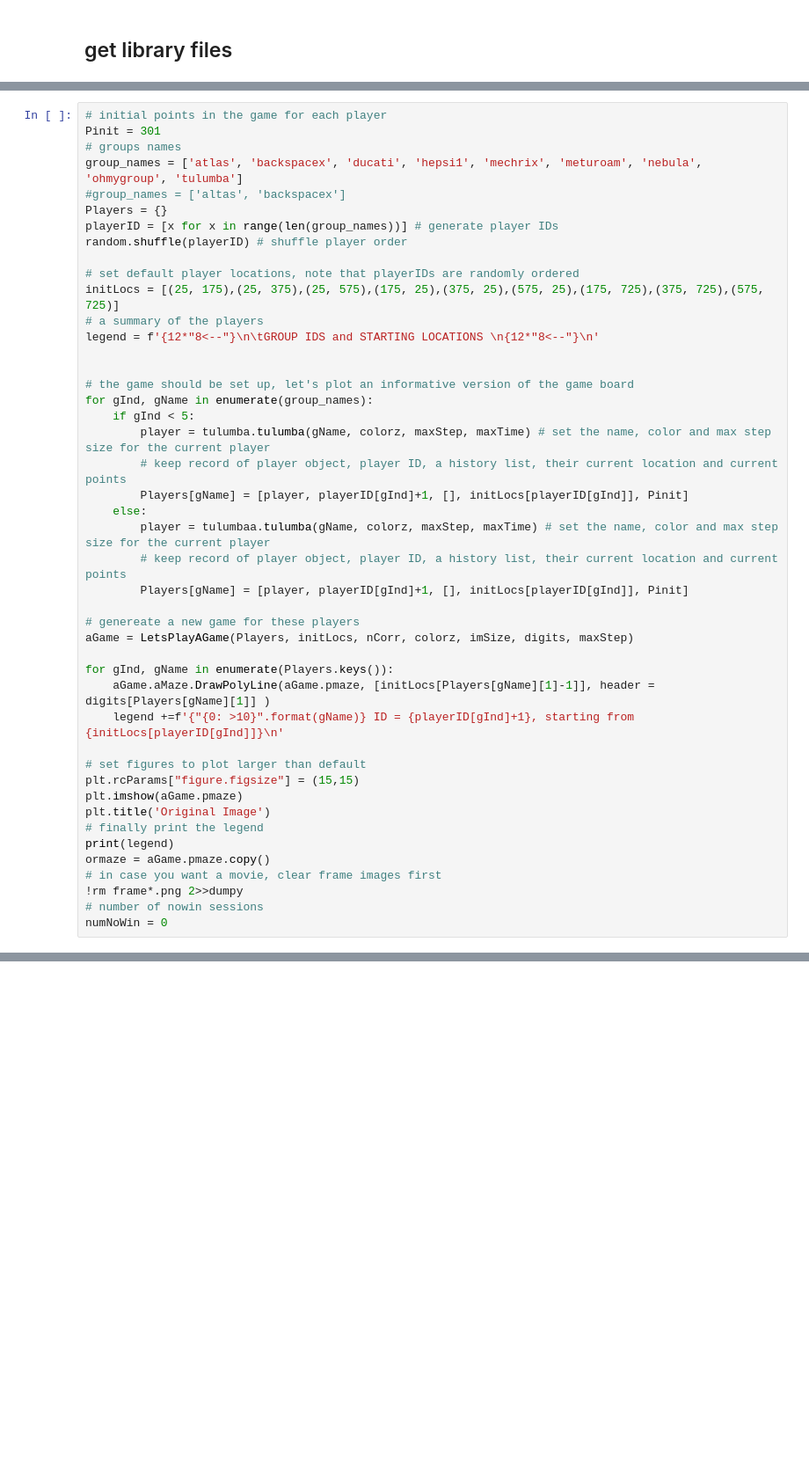
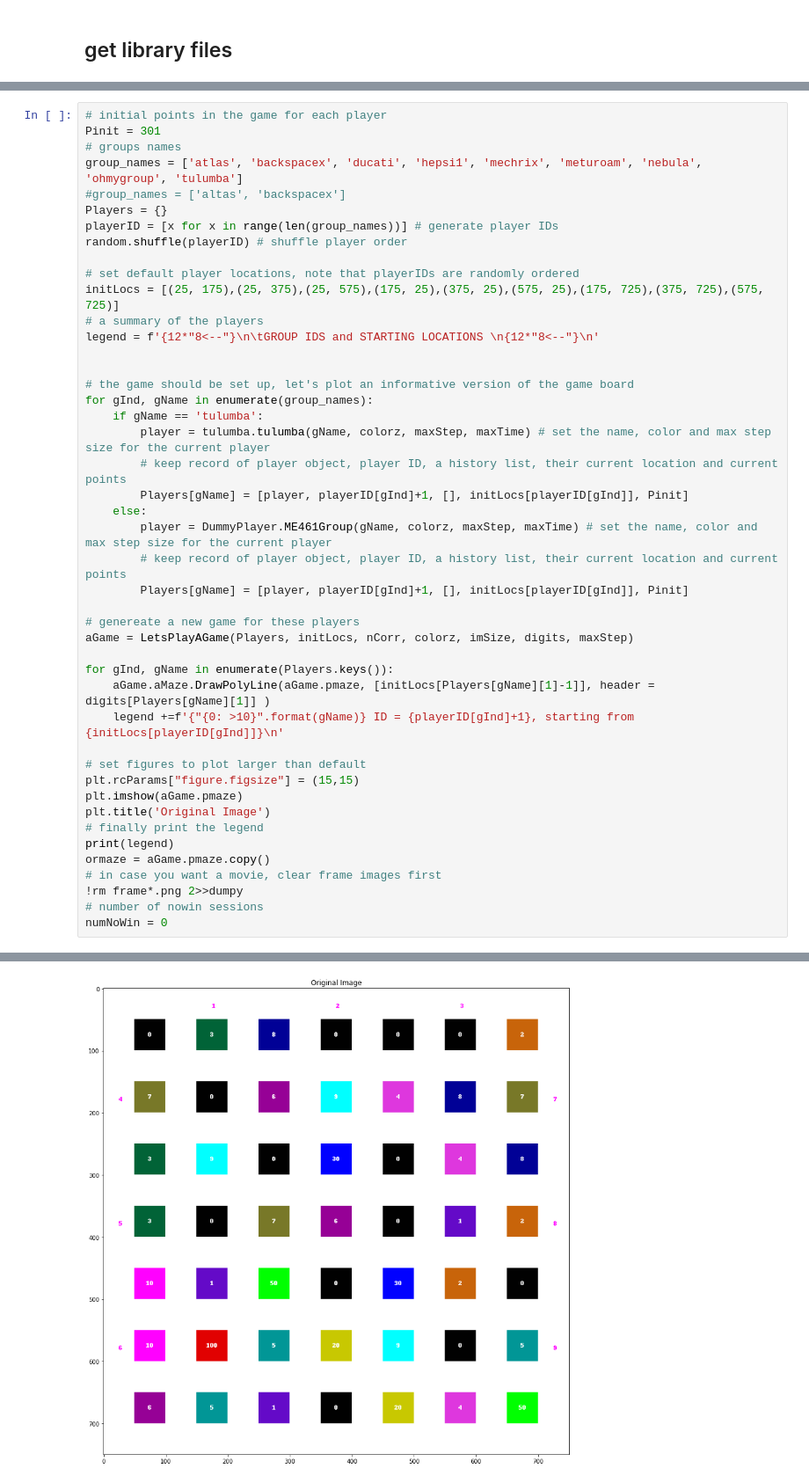
Before and after one commit to userleaf/ME461, a Jupyter notebook: final/final_project/ProjectKoseKapmaca_ipynb_adlı_not_defterinin_kopyası.ipynb, the cells around one changed output, grey strips where cells are left out. Shown: that part at 88% size. Drawn from its saved outputs; the diff is of its cells as text; blank space fills up the shorter version.

```diff
--- a/final/final_project/ProjectKoseKapmaca_ipynb_adlı_not_defterinin_kopyası.ipynb
+++ b/final/final_project/ProjectKoseKapmaca_ipynb_adlı_not_defterinin_kopyası.ipynb
@@ -29,12 +29,12 @@ legend = f'{12*"8<--"}\n\tGROUP IDS and STARTING LOCATIONS \n{12*"8<--"}\n'
 
 # the game should be set up, let's plot an informative version of the game board
 for gInd, gName in enumerate(group_names):
-    if gInd < 5:
+    if gName == 'tulumba':
         player = tulumba.tulumba(gName, colorz, maxStep, maxTime) # set the name, color and max step size for the current player
         # keep record of player object, player ID, a history list, their current location and current points
         Players[gName] = [player, playerID[gInd]+1, [], initLocs[playerID[gInd]], Pinit]
     else:
-        player = tulumbaa.tulumba(gName, colorz, maxStep, maxTime) # set the name, color and max step size for the current player
+        player = DummyPlayer.ME461Group(gName, colorz, maxStep, maxTime) # set the name, color and max step size for the current player
         # keep record of player object, player ID, a history list, their current location and current points
         Players[gName] = [player, playerID[gInd]+1, [], initLocs[playerID[gInd]], Pinit]
 
@@ -60,0 +76 @@ TypeError: tulumba() takes no arguments
+[figure, added]
```
Also changed, not shown: parts of 4 cells of this notebook, 13 other files.
